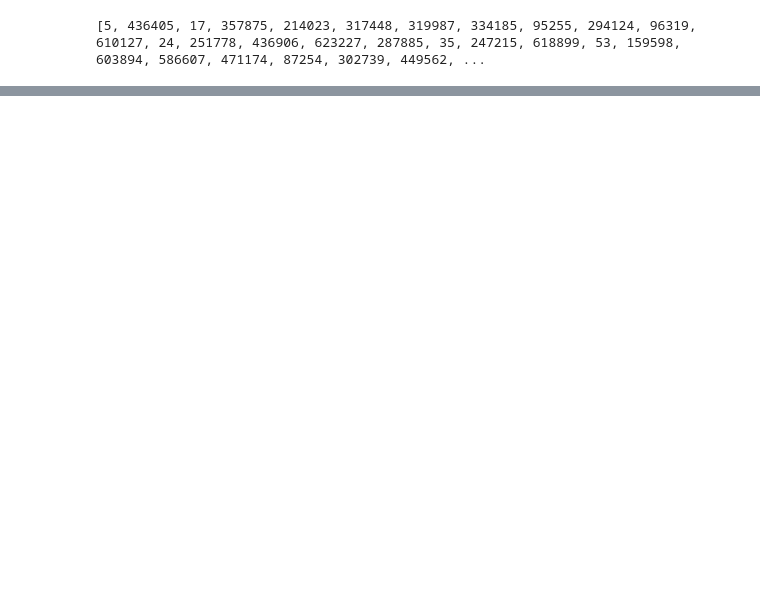
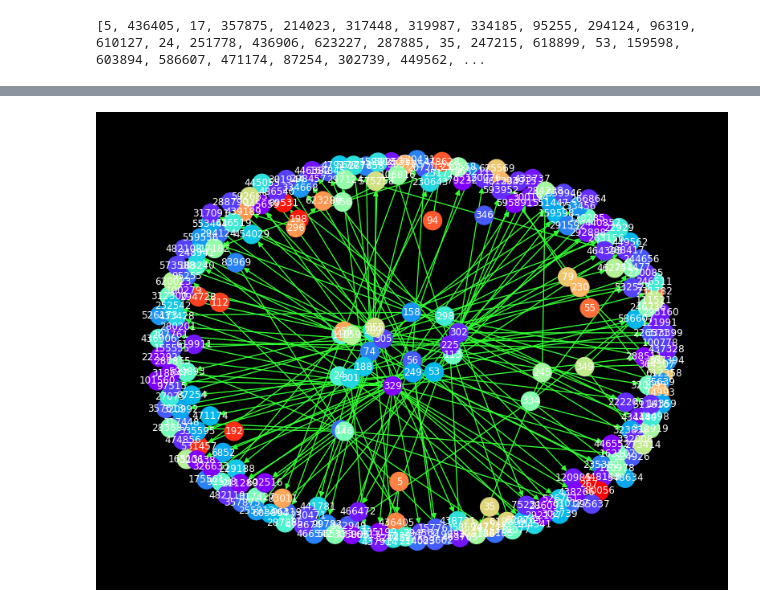
Before and after one commit to dnnagy/Infocom-networks, a Jupyter notebook: Problemset_2.ipynb, the cells around one changed output, grey strips where cells are left out. Cells and saved outputs as stored; diff of their text form; code cells hidden in the pictures; blank space fills up the shorter version.

```diff
--- a/Problemset_2.ipynb
+++ b/Problemset_2.ipynb
@@ -233,0 +230,24 @@ for comp in comps[:10]:
+# %%
+# Create a map that assigns a value to each node
+node_value_map = {}
+for idx, comp in enumerate(comps):
+    for node in comp:
+        node_value_map[node] = idx
+
+node_values = [node_value_map[n] for n in G.nodes()]
+# %%
+# Plot the original with different colors for each connected subgraph
+cmap = plt.get_cmap('rainbow')
+fig = plt.figure(figsize=(8,6), dpi=96)
+nx.draw(
+    G,
+    cmap=cmap,
+    node_color=node_values,
+    with_labels=True,
+    edge_color=EDGE_COLOR,
+    font_size=9,
+    font_color=FONT_COLOR
+)
+fig.set_facecolor('k')
+# %% [output]
+[figure, added]
```
Also changed, not shown: parts of 9 cells of this notebook, 2 other files.
